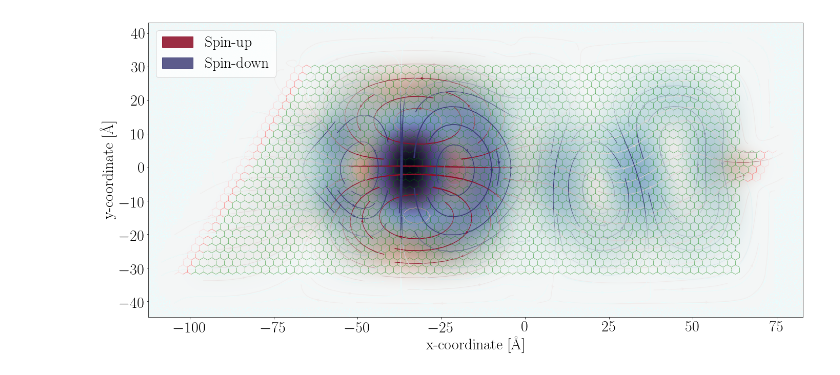
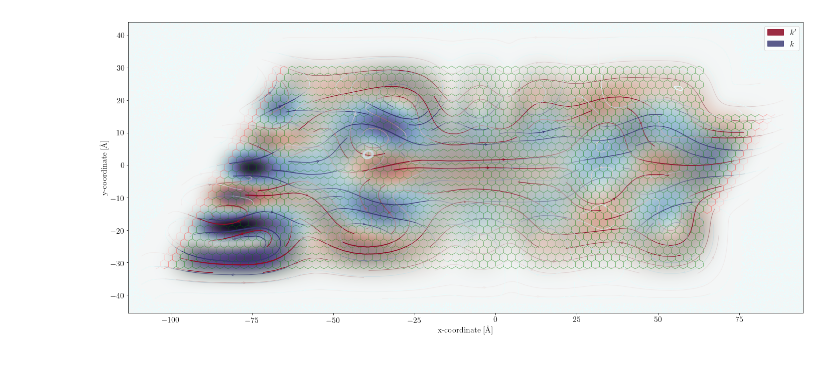
Before and after one commit to CLEANit/QuantumTransduction, a Jupyter notebook: examples/pnJunction/pn_junction.ipynb, the cells around one changed output. Drawn from its saved outputs; the diff is of its cells as text; code cells hidden in the pictures.

```diff
--- a/examples/pnJunction/pn_junction.ipynb
+++ b/examples/pnJunction/pn_junction.ipynb
@@ -210,43 +205,54 @@ Total number of sites: 3600
 # %%
-phi = 0.000000001
+phi = 0.
 # phi = 16 / 701
-J_up, J_down = kwant.operator.Current(syst_up), kwant.operator.Current(syst_down)
-current_up = np.sum(J_up(p, params={'phi': phi}) for p in kwant.wave_function(syst_up, 0., params={'phi': phi})(0))
-current_down = np.sum(J_down(p, params={'phi': phi}) for p in kwant.wave_function(syst_down, 0., params={'phi': phi})(0))
+J = kwant.operator.Current(syst_up)
+# current_up = np.sum(J_up(p, params={'phi': phi}) for p in kwant.wave_function(syst_up, 0., params={'phi': phi})(0))
+# current_down = np.sum(J_down(p, params={'phi': phi}) for p in kwant.wave_function(syst_down, 0., params={'phi': phi})(0))
+energy = 1.0
+smatrix = kwant.smatrix(syst_up, energy, params={'phi': phi})
+positives = np.where(smatrix.lead_info[0].velocities >= 0)[0]
+momentas = smatrix.lead_info[0].momenta[positives]
+K_prime_indices = np.where(momentas < 0)[0]
+K_indices = np.where(momentas >= 0)[0]
+
+K_prime_wfs = kwant.wave_function(syst_up, energy, params={'phi': phi})(0)[K_prime_indices,:]
+K_wfs = kwant.wave_function(syst_up, energy, params={'phi': phi})(0)[K_indices,:]
+current_K_prime = np.sum(J(wf, params={'phi': phi}) for wf in K_prime_wfs)
+current_K = np.sum(J(wf, params={'phi': phi}) for wf in K_wfs)
 # %%
 fig, ax = pyplot.subplots(1,1, figsize=(20, 10))
 red_cm = cmocean.cm.amp
 red_cm._init()
 alphas = np.abs(np.linspace(0.5, 1.0, red_cm.N))
 red_cm._lut[:-3,-1] = alphas
 
 blue_cm = cmocean.cm.ice_r
 blue_cm._init()
 alphas = np.abs(np.linspace(0.25, 1.0, blue_cm.N))
 blue_cm._lut[:-3,-1] = alphas
 
 kwant.plot(syst_up,
            site_lw=0.1,
            lead_site_lw=0,
            site_size=0.0,
            site_color=to_rgba('g', 0.1),
            hop_lw=0.1,
            hop_color=to_rgba('g', 0.5),
            lead_color=to_rgba('r', 0.5),
            colorbar=False,
            show=False,
            ax=ax)
-kwant.plotter.current(syst_up, current_up, cmap=red_cm, ax=ax, linecolor=cmocean.cm.amp(0.75), density=0.5, relwidth=0.1)
-kwant.plotter.current(syst_down, current_down, cmap=blue_cm, ax=ax, linecolor=cmocean.cm.ice_r(0.75), density=0.5, relwidth=0.1)
-patch_up = mpatches.Patch(color=cmocean.cm.amp(0.75), label='Spin-up')
-patch_down = mpatches.Patch(color=cmocean.cm.ice_r(0.75), label='Spin-down')
+kwant.plotter.current(syst_up, current_K_prime, cmap=red_cm, ax=ax, linecolor=cmocean.cm.amp(0.75), density=0.5, relwidth=0.1)
+kwant.plotter.current(syst_up, current_K, cmap=blue_cm, ax=ax, linecolor=cmocean.cm.ice_r(0.75), density=0.5, relwidth=0.1)
+patch_up = mpatches.Patch(color=cmocean.cm.amp(0.75), label='$k\'$')
+patch_down = mpatches.Patch(color=cmocean.cm.ice_r(0.75), label='$k$')
 
 pyplot.legend(handles=[patch_up, patch_down])
 pyplot.xlabel('x-coordinate [\AA]')
 pyplot.ylabel(r'y-coordinate [\AA]')
 pyplot.tight_layout()
-pyplot.savefig('spin-densities.pdf')
+# pyplot.savefig('spin-densities.pdf')
 pyplot.show()
 # %% [output]
-[figure, old version]
+[figure, new version]
 # %%
```
Also changed, not shown: parts of 4 cells of this notebook, 3 other files.
